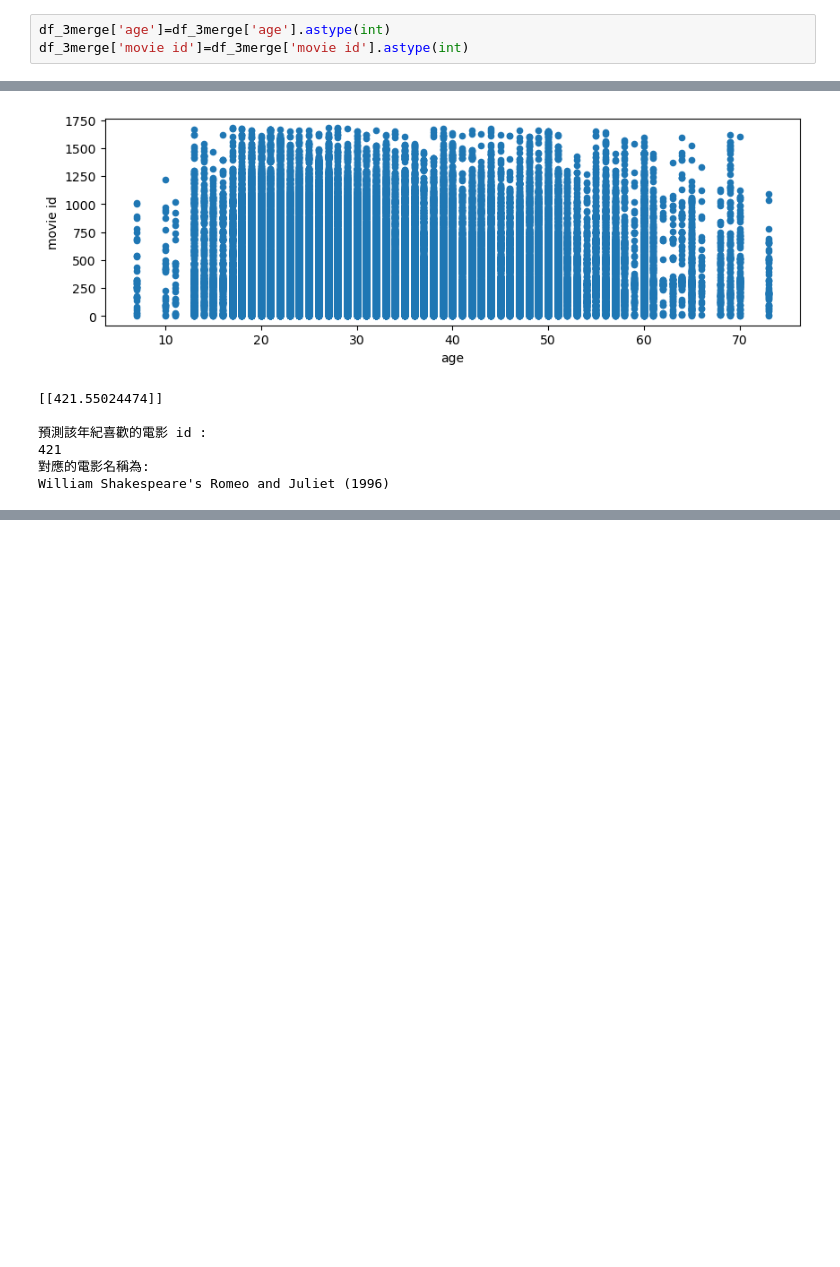
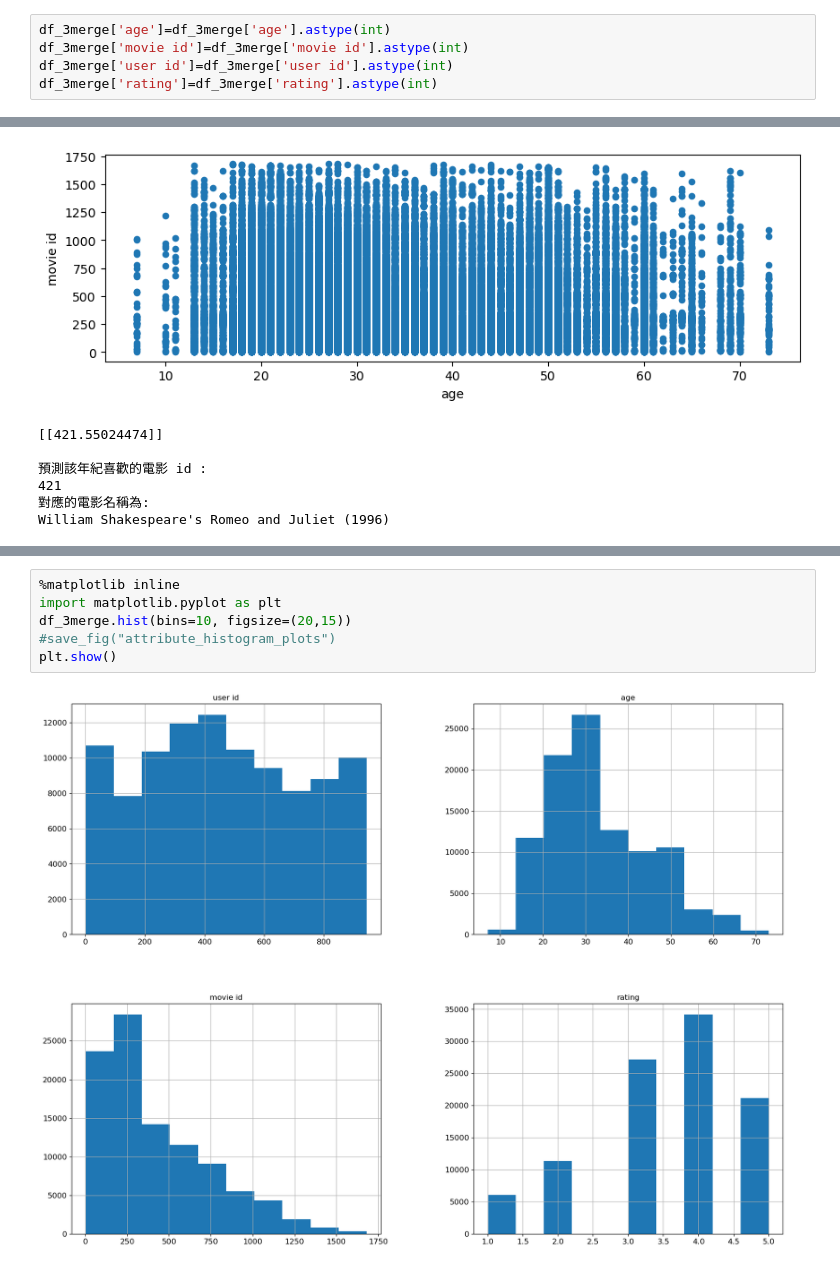
Before and after one commit to susansu10/NDHU__Recommand-System, a Jupyter notebook: ExProject_01.ipynb, the cells around one changed output, grey strips where cells are left out. Cells and saved outputs as stored; diff of their text form; blank space fills up the shorter version.

```diff
--- a/ExProject_01.ipynb
+++ b/ExProject_01.ipynb
@@ -147,6 +147,8 @@ error: **hist method requires numerical or datetime columns, nothing to plot.**
 # %%
 df_3merge['age']=df_3merge['age'].astype(int)
 df_3merge['movie id']=df_3merge['movie id'].astype(int)
+df_3merge['user id']=df_3merge['user id'].astype(int)
+df_3merge['rating']=df_3merge['rating'].astype(int)
 # %%
 df_3merge.hist(column='age')
 # %% [output]
@@ -214,0 +242,8 @@ William Shakespeare's Romeo and Juliet (1996)
+# %%
+%matplotlib inline
+import matplotlib.pyplot as plt
+df_3merge.hist(bins=10, figsize=(20,15))
+#save_fig("attribute_histogram_plots")
+plt.show()
+# %% [output]
+[figure, added]
```
Also changed, not shown: parts of 2 cells of this notebook.
